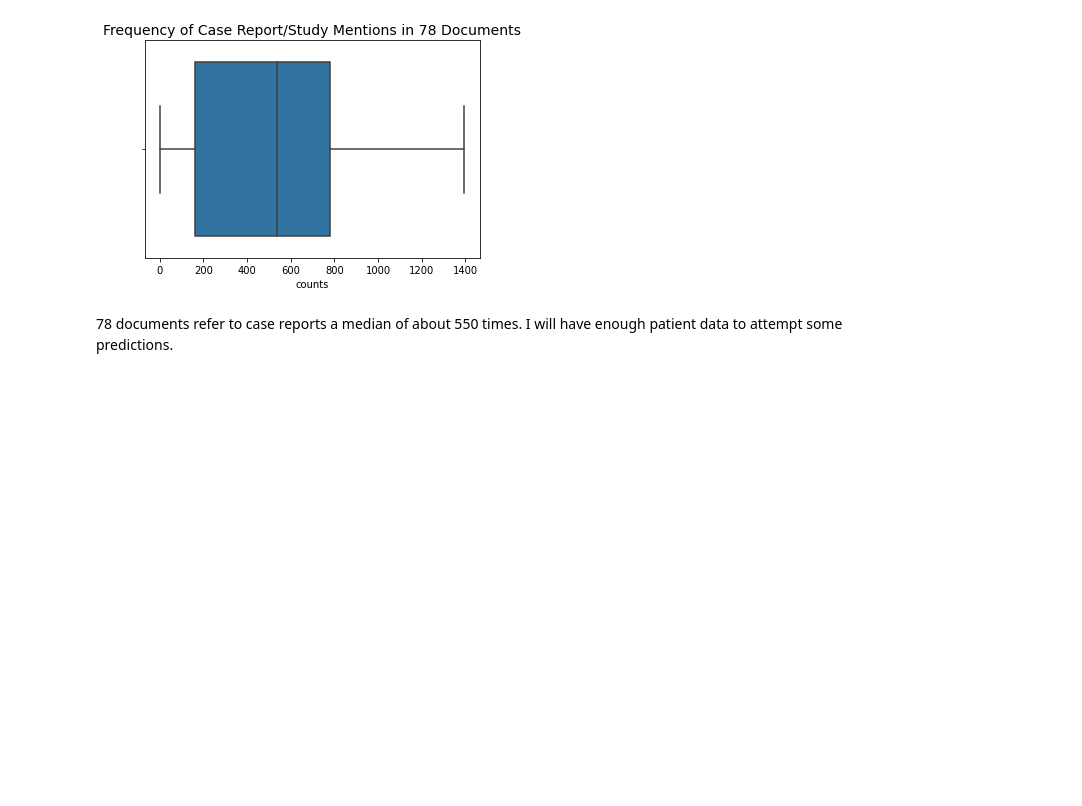
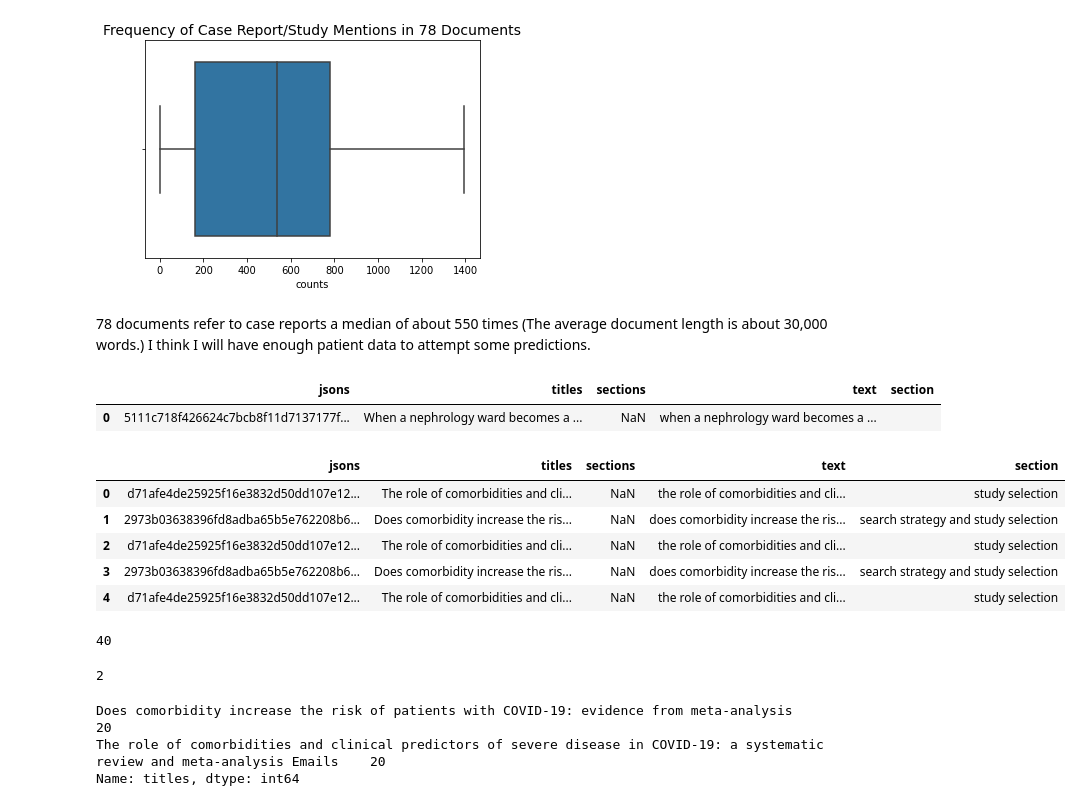
Before and after one commit to maymag/ds_projects, a Jupyter notebook: covid.ipynb, the cells around one changed output. Cells and saved outputs as stored; diff of their text form; code cells hidden in the pictures; blank space fills up the shorter version.

```diff
--- a/covid.ipynb
+++ b/covid.ipynb
@@ -524,4 +532,60 @@ plt.title('Frequency of Case Report/Study Mentions in 78 Documents',fontsize=14)
 Text(0.5, 1.0, 'Frequency of Case Report/Study Mentions in 78 Documents')
 [figure]
 # %% [markdown]
-78 documents refer to case reports a median of about 550 times. I will have enough patient data to attempt some predictions.
+78 documents refer to case reports a median of about 550 times (The average document length is about 30,000 words.) I think I will have enough patient data to attempt some predictions.
+# %%
+artlist=kag['Study']
+pres=[]
+doc=[]
+for i in os.listdir('document_parses/pdf_json'):
+    with open('document_parses/pdf_json/'+i) as json_file:
+        data = json.load(json_file)
+        if data['metadata']['title'] in list(artlist):
+            for c,j in enumerate(data['body_text']):
+
+
+                row=[i,data['metadata']['title'],data['body_text'][c]['section'],data['body_text'][c]['text']]
+                doc.append(row)
+
+            pres.append(doc)
+# %%
+jsons=[j[0] for i in pres for j in i]
+titles=[j[1] for i in pres for j in i]
+sections=[j[2].lower() for i in pres for j in i]
+text=[j[1].lower()+'.  '+j[2].lower()+'.  '+j[3].lower() for i in pres for j in i]
+pres2=pd.DataFrame(None,columns=['jsons','titles','sections','text'])
+# %%
+pres2['jsons']=jsons
+pres2['titles']=titles
+pres2['section']=sections
+pres2['text']=text
+# %%
+pres2.head(1)
+# %% [output]
+|  | jsons | titles | sections | text | section |
+| 0 | 5111c718f426624c7bcb8f11d7137177f... | When a nephrology ward becomes a ... | NaN | when a nephrology ward becomes a ... |  |
+# %%
+case=pd.DataFrame(pres2[(pd.Series(pres2['section']).str.contains('case report'))|(pd.Series(pres2['section']).str.contains('case study'))|(pd.Series(pres2['text']).str.contains('case report'))|(pd.Series(pres2['text']).str.contains('case study'))|(pd.Series(pres2['section']).str.contains('case reports'))|(pd.Series(pres2['section']).str.contains('case studies'))|(pd.Series(pres2['text']).str.contains('case reports'))|(pd.Series(pres2['text']).str.contains('case studies'))]).reset_index(drop=True)
+# %%
+case.head()
+# %% [output]
+|  | jsons | titles | sections | text | section |
+| 0 | d71afe4de25925f16e3832d50dd107e12... | The role of comorbidities and cli... | NaN | the role of comorbidities and cli... | study selection |
+| 1 | 2973b03638396fd8adba65b5e762208b6... | Does comorbidity increase the ris... | NaN | does comorbidity increase the ris... | search strategy and study selection |
+| 2 | d71afe4de25925f16e3832d50dd107e12... | The role of comorbidities and cli... | NaN | the role of comorbidities and cli... | study selection |
+| 3 | 2973b03638396fd8adba65b5e762208b6... | Does comorbidity increase the ris... | NaN | does comorbidity increase the ris... | search strategy and study selection |
+| 4 | d71afe4de25925f16e3832d50dd107e12... | The role of comorbidities and cli... | NaN | the role of comorbidities and cli... | study selection |
+# %%
+len(case)
+# %% [output]
+40
+# %%
+case['jsons'].nunique()
+# %% [output]
+2
+# %%
+case['titles'].value_counts()
+# %% [output]
+Does comorbidity increase the risk of patients with COVID-19: evidence from meta-analysis                                        20
+The role of comorbidities and clinical predictors of severe disease in COVID-19: a systematic review and meta-analysis Emails    20
+Name: titles, dtype: int64
```
Also changed, not shown: parts of 12 cells of this notebook, 3 other files.
